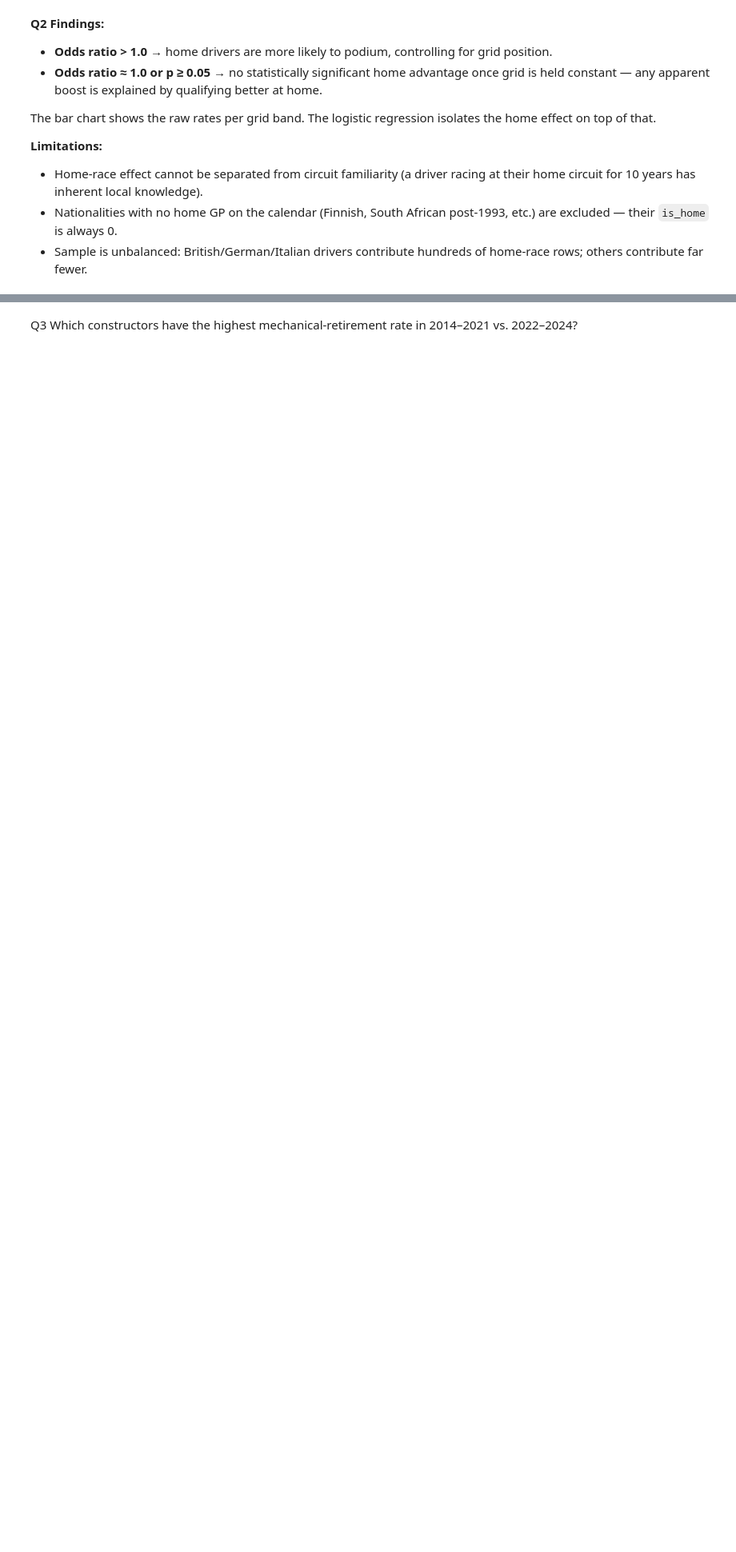
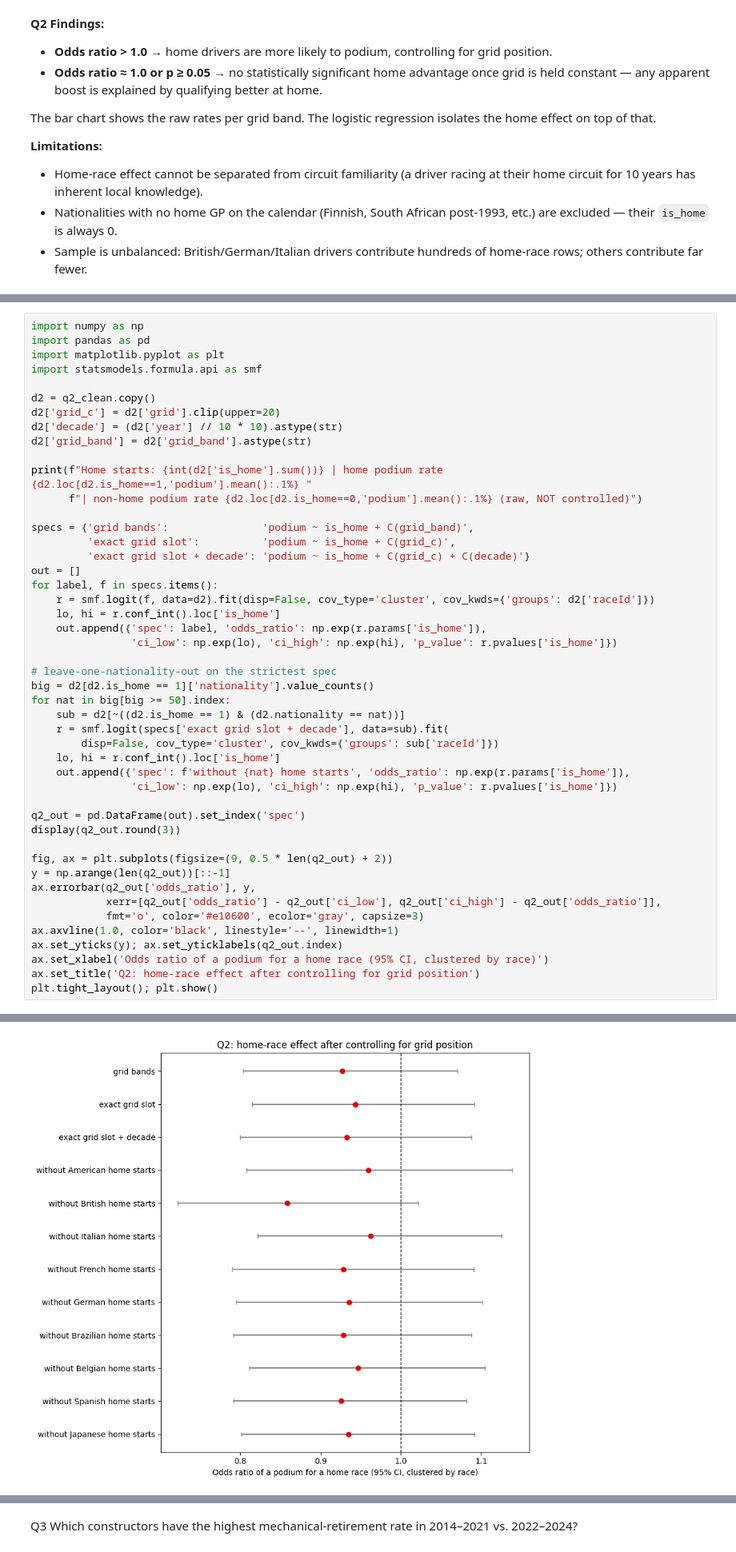
Before and after one commit to youssefyouki/team_12-acl-project-F1-predictoion, a Jupyter notebook: f1-prediction.ipynb, the cells around one changed output, grey strips where cells are left out. Shown at 80% size. Drawn from its saved outputs; the diff is of its cells as text; blank space fills up the shorter version.

```diff
--- a/f1-prediction.ipynb
+++ b/f1-prediction.ipynb
@@ -1819,0 +1829,48 @@ The bar chart shows the raw rates per grid band. The logistic regression isolate
+# %%
+import numpy as np
+import pandas as pd
+import matplotlib.pyplot as plt
+import statsmodels.formula.api as smf
+
+d2 = q2_clean.copy()
+d2['grid_c'] = d2['grid'].clip(upper=20)
+d2['decade'] = (d2['year'] // 10 * 10).astype(str)
+d2['grid_band'] = d2['grid_band'].astype(str)
+
+print(f"Home starts: {int(d2['is_home'].sum())} | home podium rate {d2.loc[d2.is_home==1,'podium'].mean():.1%} "
+      f"| non-home podium rate {d2.loc[d2.is_home==0,'podium'].mean():.1%} (raw, NOT controlled)")
+
+specs = {'grid bands':               'podium ~ is_home + C(grid_band)',
+         'exact grid slot':          'podium ~ is_home + C(grid_c)',
+         'exact grid slot + decade': 'podium ~ is_home + C(grid_c) + C(decade)'}
+out = []
+for label, f in specs.items():
+    r = smf.logit(f, data=d2).fit(disp=False, cov_type='cluster', cov_kwds={'groups': d2['raceId']})
+    lo, hi = r.conf_int().loc['is_home']
+    out.append({'spec': label, 'odds_ratio': np.exp(r.params['is_home']),
+                'ci_low': np.exp(lo), 'ci_high': np.exp(hi), 'p_value': r.pvalues['is_home']})
+
+# leave-one-nationality-out on the strictest spec
+big = d2[d2.is_home == 1]['nationality'].value_counts()
+for nat in big[big >= 50].index:
+    sub = d2[~((d2.is_home == 1) & (d2.nationality == nat))]
+    r = smf.logit(specs['exact grid slot + decade'], data=sub).fit(
+        disp=False, cov_type='cluster', cov_kwds={'groups': sub['raceId']})
+    lo, hi = r.conf_int().loc['is_home']
+    out.append({'spec': f'without {nat} home starts', 'odds_ratio': np.exp(r.params['is_home']),
+                'ci_low': np.exp(lo), 'ci_high': np.exp(hi), 'p_value': r.pvalues['is_home']})
+
+q2_out = pd.DataFrame(out).set_index('spec')
+display(q2_out.round(3))
+
+fig, ax = plt.subplots(figsize=(9, 0.5 * len(q2_out) + 2))
+y = np.arange(len(q2_out))[::-1]
+ax.errorbar(q2_out['odds_ratio'], y,
+            xerr=[q2_out['odds_ratio'] - q2_out['ci_low'], q2_out['ci_high'] - q2_out['odds_ratio']],
+            fmt='o', color='#e10600', ecolor='gray', capsize=3)
+ax.axvline(1.0, color='black', linestyle='--', linewidth=1)
+ax.set_yticks(y); ax.set_yticklabels(q2_out.index)
+ax.set_xlabel('Odds ratio of a podium for a home race (95% CI, clustered by race)')
+ax.set_title('Q2: home-race effect after controlling for grid position')
+plt.tight_layout(); plt.show()
+# %% [output]
@@ -1819,0 +1892 @@ The bar chart shows the raw rates per grid band. The logistic regression isolate
+[figure, added]
```
Also changed, not shown: parts of 59 cells of this notebook.
